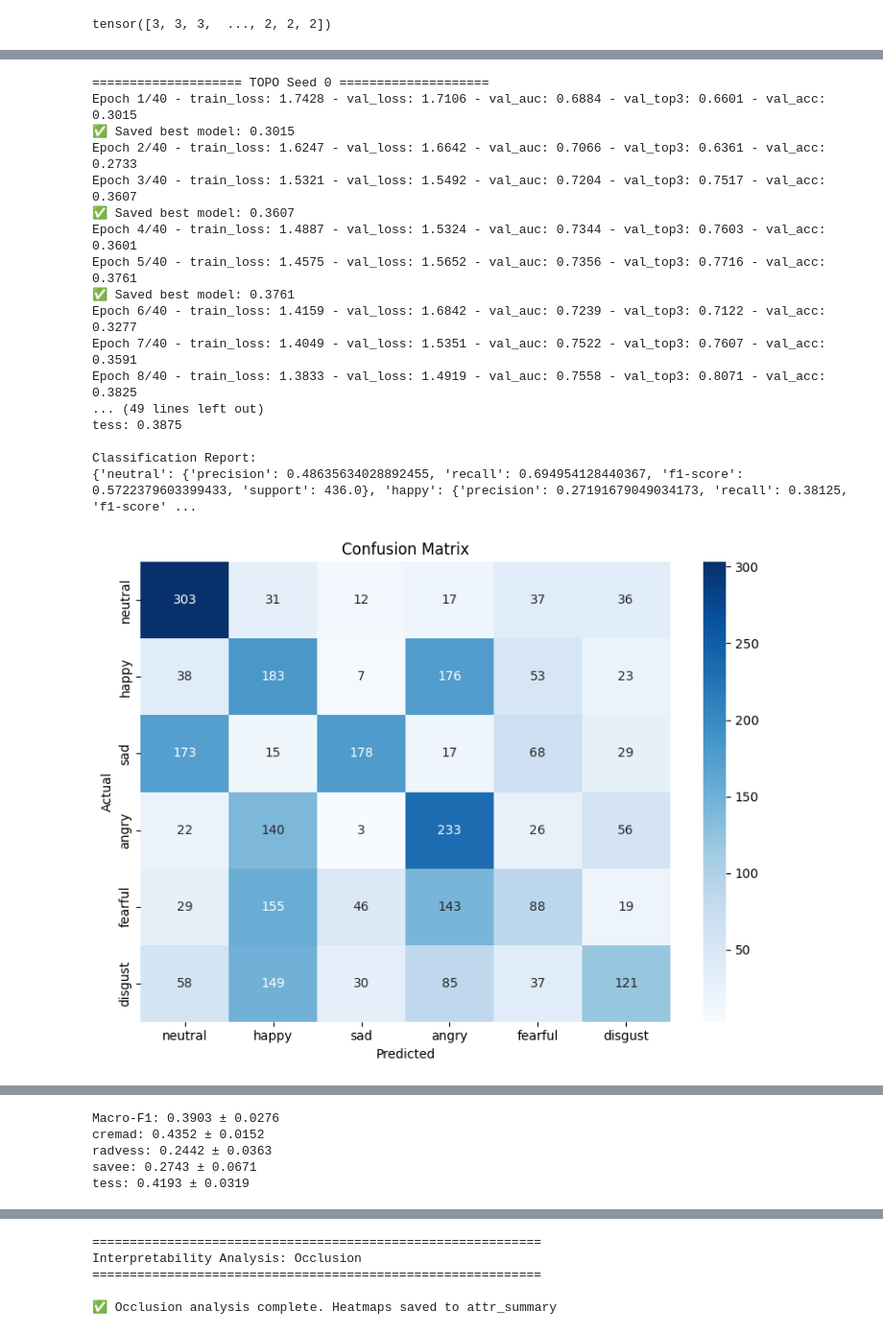
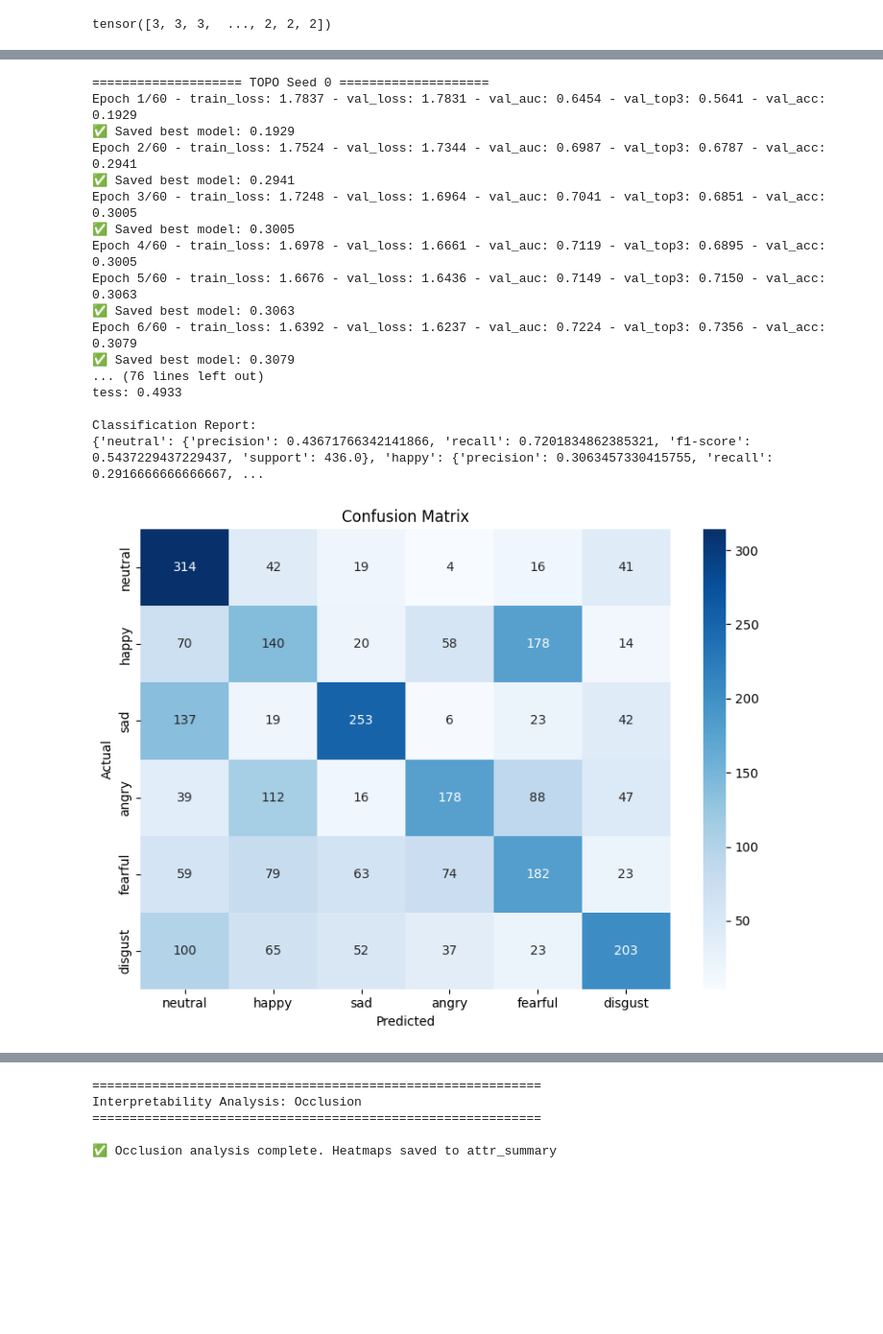
Before and after one commit to michelraskin/simplicialcomplex, a Jupyter notebook: paper_notebook.ipynb, the cells around one changed output, grey strips where cells are left out. Shown at 96% size. Cells and saved outputs as stored; diff of their text form; code cells hidden in the pictures; blank space fills up the shorter version.

```diff
--- a/paper_notebook.ipynb
+++ b/paper_notebook.ipynb
@@ -53,7 +53,7 @@ if os.path.isfile("myData.npz"):
     print(f"Number of unique actors: {len(np.unique(myActors))}")
     print(f"Number of unique datasets: {len(np.unique(myDatasets))}")
 else:
-    folder = './savefiles2'
+    folder = './savefiles3'
 
     def findFilesFromPattern(pattern):
         pattern = re.compile(pattern + r'_(.*?)_(.*?)_(.*?)_(\d+)_(\d+)\.npy')
@@ -71,12 +71,12 @@ else:
 
         return heatmaps_dict
 
-    mfccwasserstein = findFilesFromPattern('wassersteinMfccHeat')
+    # mfccwasserstein = findFilesFromPattern('wassersteinMfccHeat')
     melwasserstein = findFilesFromPattern('wassersteinHeat')
     meltimeeuclid = findFilesFromPattern('timeMetricHeat')
     meleuclid = findFilesFromPattern('euclideanHeat')
 
-    def load_spectrograms(prefixes, path='./savefiles'):
+    def load_spectrograms(prefixes, path='./savefiles3'):
         patterns = []
         for prefix in prefixes:
             patterns.append(os.path.join(path, f"{prefix}_*.npy"))
@@ -87,9 +87,9 @@ else:
         return [np.load(file) for i, file in enumerate(file_list)]
 
     myRaw = load_spectrograms(["savee", 'tess', 'radvess', 'cremad'])
-    print(len(mfccwasserstein))
-    print(len([mfccwasserstein[key]['data'] for key in sorted(mfccwasserstein.keys()) if mfccwasserstein[key]['type'] % 2 == 0]))
-    print(len([mfccwasserstein[key]['data'] for key in sorted(mfccwasserstein.keys()) if mfccwasserstein[key]['type'] % 2 == 1]))
+    print(len(melwasserstein))
+    print(len([melwasserstein[key]['data'] for key in sorted(melwasserstein.keys()) if melwasserstein[key]['type'] % 2 == 0]))
+    print(len([melwasserstein[key]['data'] for key in sorted(melwasserstein.keys()) if melwasserstein[key]['type'] % 2 == 1]))
     print(np.array([[meleuclid[key]['data'] for key in sorted(meleuclid.keys()) if meleuclid[key]['type'] == 0]]).shape)
 
     print(len(myRaw))
@@ -102,13 +102,13 @@ else:
         'neutral': 1, 'happy':2, 'sad':3, 'angry':4, 'fearful':5, 'disgust':6, 'calm':7, 'surprised':8
     }
     myY = np.array(
-        [myEmotionMap[mfccwasserstein[key]['emotion']] -1 for key in sorted(mfccwasserstein.keys()) if mfccwasserstein[key]['type'] % 2 == 0]
+        [myEmotionMap[melwasserstein[key]['emotion']] -1 for key in sorted(melwasserstein.keys()) if melwasserstein[key]['type'] % 2 == 0]
     )
     myActors = np.array(
-        [mfccwasserstein[key]['actor'] + '_' + mfccwasserstein[key]['dataset']  for key in sorted(mfccwasserstein.keys()) if mfccwasserstein[key]['type'] % 2 == 0]
+        [melwasserstein[key]['actor'] + '_' + melwasserstein[key]['dataset']  for key in sorted(melwasserstein.keys()) if melwasserstein[key]['type'] % 2 == 0]
     )
     myDatasets = np.array(
-        [mfccwasserstein[key]['dataset']  for key in sorted(mfccwasserstein.keys()) if mfccwasserstein[key]['type'] % 2 == 0]
+        [melwasserstein[key]['dataset']  for key in sorted(melwasserstein.keys()) if melwasserstein[key]['type'] % 2 == 0]
     )
     print(np.unique(myActors))
 
@@ -279,6 +290,11 @@ class TopologicalCNN(nn.Module):
             nn.ReLU(),
             nn.BatchNorm2d(32),
             nn.AvgPool2d(2),
+
+            nn.Conv2d(32, 32, kernel_size=3, padding=1),
+            nn.ReLU(),
+            nn.BatchNorm2d(32),
+            nn.MaxPool2d(2),
 
             nn.Conv2d(32, 32, kernel_size=3, padding=1),
             nn.ReLU(),
@@ -363,6 +379,10 @@ class CombinedFusionModel(nn.Module):
             nn.Conv2d(32, 32, kernel_size=3, padding=1),
             nn.ReLU(),
             nn.BatchNorm2d(32),
+            nn.AvgPool2d(2),
+            nn.Conv2d(32, 32, kernel_size=3, padding=1),
+            nn.ReLU(),
+            nn.BatchNorm2d(32),
             nn.MaxPool2d(2),
             nn.Conv2d(32, 32, kernel_size=3, padding=1),
             nn.ReLU(),
@@ -1011,7 +1031,7 @@ def run_mel_experiment(seed: int):
         model_mel,
         train_loader_mel,
         val_loader_mel,
-        num_epochs=40,
+        num_epochs=60,
         model_name=f"model_mel_seed{seed}",
         device=device
     )
@@ -1186,47 +1206,48 @@ def run_topo_experiment(seed: int):
     model_topo = TopologicalCNN().to(device)
     model_topo, history_topo = train_model(
         model_topo,
         train_loader_topo,
         val_loader_topo,
-        num_epochs=40,
+        num_epochs=60,
+        lr=1e-4,
         model_name=f"model_topo_seed{seed}",
         device=device
     )
 
     results_topo = evaluate_model(
         model_topo,
         test_loader_topo,
         f"best_model_topo_seed{seed}.pth",
         device
     )
 
     return results_topo
 
 
 
 seeds = [0, 1, 2, 3, 4]
 all_results_topo = []
 
 for s in seeds:
     print(f"\n{'='*20} TOPO Seed {s} {'='*20}")
     all_results_topo.append(run_topo_experiment(s))
 # %% [output]
 ==================== TOPO Seed 0 ====================
-Epoch 1/40 - train_loss: 1.7428 - val_loss: 1.7106 - val_auc: 0.6884 - val_top3: 0.6601 - val_acc: 0.3015
-✅ Saved best model: 0.3015
-Epoch 2/40 - train_loss: 1.6247 - val_loss: 1.6642 - val_auc: 0.7066 - val_top3: 0.6361 - val_acc: 0.2733
-Epoch 3/40 - train_loss: 1.5321 - val_loss: 1.5492 - val_auc: 0.7204 - val_top3: 0.7517 - val_acc: 0.3607
-✅ Saved best model: 0.3607
-Epoch 4/40 - train_loss: 1.4887 - val_loss: 1.5324 - val_auc: 0.7344 - val_top3: 0.7603 - val_acc: 0.3601
-Epoch 5/40 - train_loss: 1.4575 - val_loss: 1.5652 - val_auc: 0.7356 - val_top3: 0.7716 - val_acc: 0.3761
-✅ Saved best model: 0.3761
-Epoch 6/40 - train_loss: 1.4159 - val_loss: 1.6842 - val_auc: 0.7239 - val_top3: 0.7122 - val_acc: 0.3277
-Epoch 7/40 - train_loss: 1.4049 - val_loss: 1.5351 - val_auc: 0.7522 - val_top3: 0.7607 - val_acc: 0.3591
-Epoch 8/40 - train_loss: 1.3833 - val_loss: 1.4919 - val_auc: 0.7558 - val_top3: 0.8071 - val_acc: 0.3825
-... (49 lines left out)
-tess: 0.3875
+Epoch 1/60 - train_loss: 1.7837 - val_loss: 1.7831 - val_auc: 0.6454 - val_top3: 0.5641 - val_acc: 0.1929
+✅ Saved best model: 0.1929
+Epoch 2/60 - train_loss: 1.7524 - val_loss: 1.7344 - val_auc: 0.6987 - val_top3: 0.6787 - val_acc: 0.2941
+✅ Saved best model: 0.2941
+Epoch 3/60 - train_loss: 1.7248 - val_loss: 1.6964 - val_auc: 0.7041 - val_top3: 0.6851 - val_acc: 0.3005
+✅ Saved best model: 0.3005
+Epoch 4/60 - train_loss: 1.6978 - val_loss: 1.6661 - val_auc: 0.7119 - val_top3: 0.6895 - val_acc: 0.3005
+Epoch 5/60 - train_loss: 1.6676 - val_loss: 1.6436 - val_auc: 0.7149 - val_top3: 0.7150 - val_acc: 0.3063
+✅ Saved best model: 0.3063
+Epoch 6/60 - train_loss: 1.6392 - val_loss: 1.6237 - val_auc: 0.7224 - val_top3: 0.7356 - val_acc: 0.3079
+✅ Saved best model: 0.3079
+... (76 lines left out)
+tess: 0.4933
 
 Classification Report:
-{'neutral': {'precision': 0.48635634028892455, 'recall': 0.694954128440367, 'f1-score': 0.5722379603399433, 'support': 436.0}, 'happy': {'precision': 0.27191679049034173, 'recall': 0.38125, 'f1-score' ...
+{'neutral': {'precision': 0.43671766342141866, 'recall': 0.7201834862385321, 'f1-score': 0.5437229437229437, 'support': 436.0}, 'happy': {'precision': 0.3063457330415755, 'recall': 0.2916666666666667, ...
-[figure, old version]
+[figure, new version]
 ==================== TOPO Seed 1 ====================
@@ -1304,8 +1325,3 @@ Classification Report:
-Macro-F1: 0.3903 ± 0.0276
-cremad: 0.4352 ± 0.0152
-radvess: 0.2442 ± 0.0363
-savee: 0.2743 ± 0.0671
-tess: 0.4193 ± 0.0319
 # %%
 summary = summarize_with_f1(all_results_topo)
 ds_summary = summarize_acc_per_dataset(all_results_topo)
```
Also changed, not shown: parts of 12 cells of this notebook, 1 other file.
